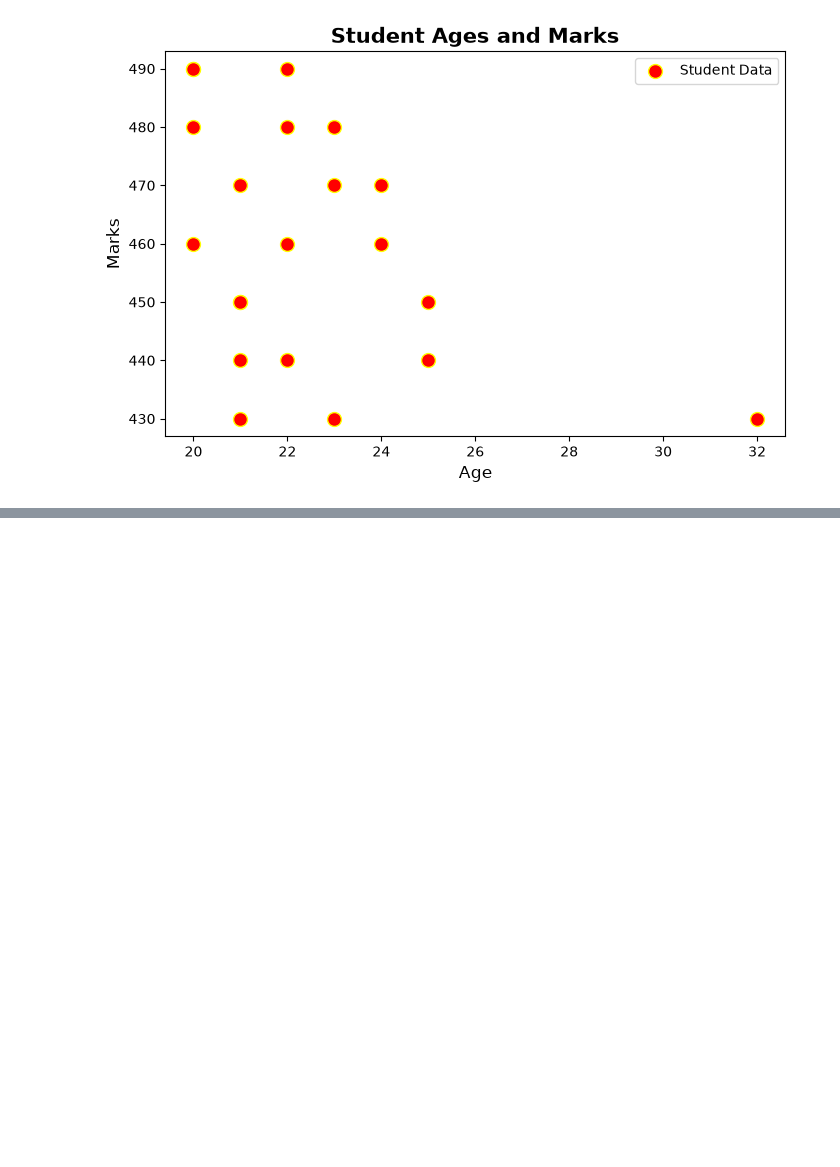
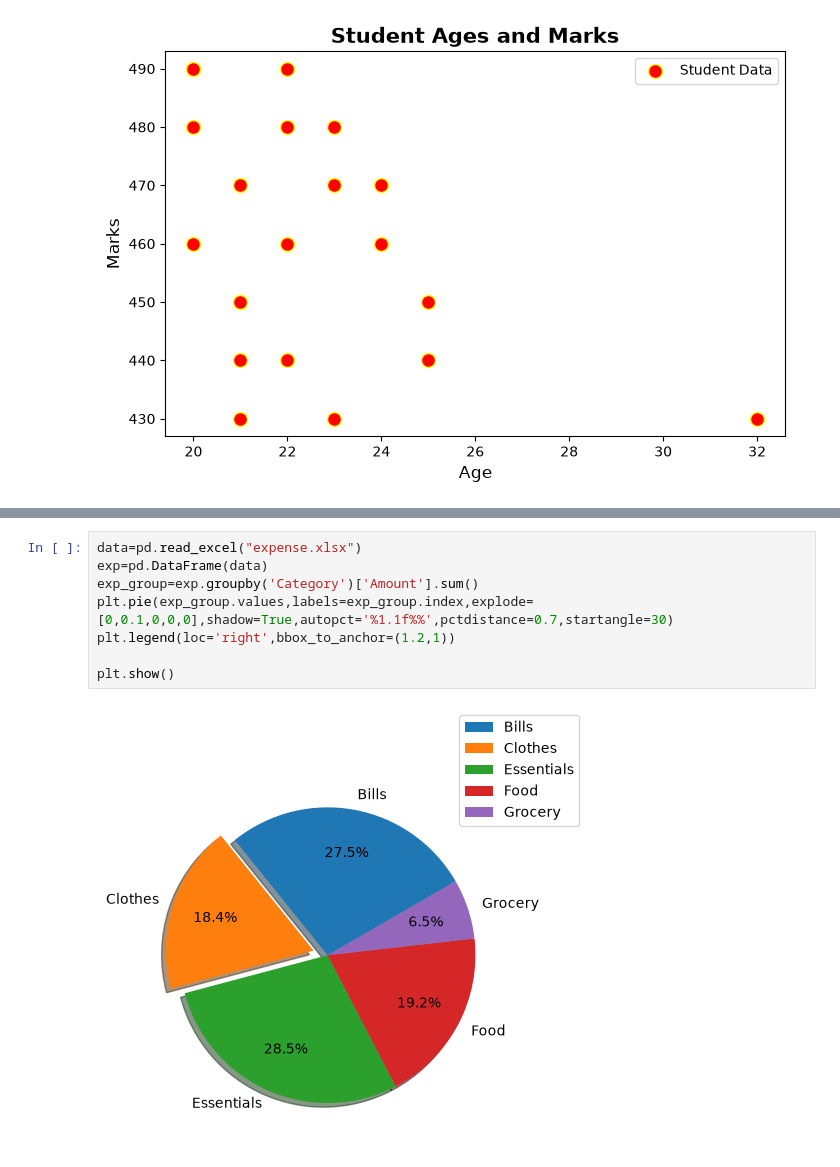
Before and after one commit to pranavokuda-lgtm/placement-training, a Jupyter notebook: matplot library/chart1.ipynb, the cells around one changed output, grey strips where cells are left out. Saved outputs shown, nothing was run; the diff lists cells and outputs as text; blank space fills up the shorter version.

```diff
--- a/matplot library/chart1.ipynb
+++ b/matplot library/chart1.ipynb
@@ -92,0 +108,10 @@ plt.show()
+# %%
+data=pd.read_excel("expense.xlsx")
+exp=pd.DataFrame(data)
+exp_group=exp.groupby('Category')['Amount'].sum()
+plt.pie(exp_group.values,labels=exp_group.index,explode=[0,0.1,0,0,0],shadow=True,autopct='%1.1f%%',pctdistance=0.7,startangle=30)
+plt.legend(loc='right',bbox_to_anchor=(1.2,1))
+
+plt.show()
+# %% [output]
+[figure, added]
```
Also changed, not shown: parts of 8 cells of this notebook, 2 other files.
